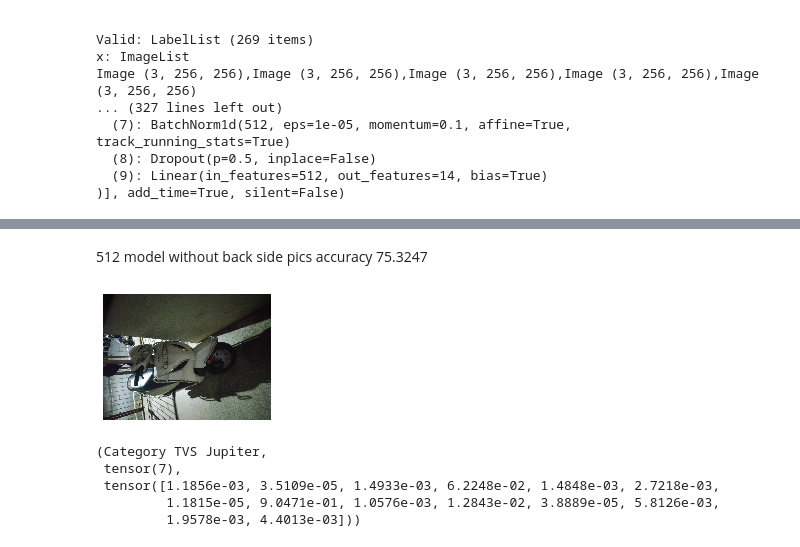
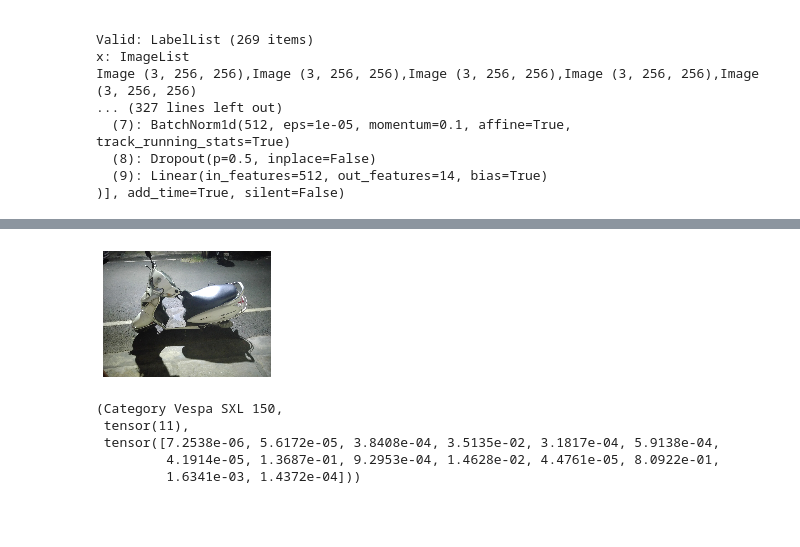
Before and after one commit to sharathbhargav/Two_Wheeler_Recognition, a Jupyter notebook: two_new.ipynb, the cells around one changed output, grey strips where cells are left out. Saved outputs shown, nothing was run; the diff lists cells and outputs as text; code cells hidden in the pictures; blank space fills up the shorter version.

Commit message:
CNN model complete. used 256*256 size to get about 82%accuracy on google images

```diff
--- a/two_new.ipynb
+++ b/two_new.ipynb
@@ -11,6 +11,6 @@ True
 # %%
 np.random.seed(42)
 dataset_path = Path("datasets/two_new_new")
-test_path = Path("images/two_wheeler_test")
+test_path = Path("test/two_new_new")
 dataset_path, test_path
 # %% [output]
@@ -209,2 +137,0 @@ learn.fit_one_cycle(4,max_lr=slice(1e-5,1e-3))
-# %% [markdown]
-512 model without back side pics accuracy 75.3247
@@ -215,16 +140,16 @@ learn.export()
 # %%
 model = load_learner(dataset_path)
 # %%
-img = open_image(test_path/'test1.jpg')
+img = open_image(test_path/'test3.jpg')
 img.show()
 # %% [output]
-[figure, old version]
+[figure, new version]
 # %%
-pred_class,pred_idx,outputs = learn.predict(img)
+pred_class,pred_idx,outputs = model.predict(img)
 pred_class, pred_idx, outputs
 # %% [output]
-(Category TVS Jupiter,
- tensor(7),
- tensor([1.1856e-03, 3.5109e-05, 1.4933e-03, 6.2248e-02, 1.4848e-03, 2.7218e-03,
-         1.1815e-05, 9.0471e-01, 1.0576e-03, 1.2843e-02, 3.8889e-05, 5.8126e-03,
-         1.9578e-03, 4.4013e-03]))
+(Category Vespa SXL 150,
+ tensor(11),
+ tensor([7.2538e-06, 5.6172e-05, 3.8408e-04, 3.5135e-02, 3.1817e-04, 5.9138e-04,
+         4.1914e-05, 1.3687e-01, 9.2953e-04, 1.4628e-02, 4.4761e-05, 8.0922e-01,
+         1.6341e-03, 1.4372e-04]))
```
Also changed, not shown: parts of 19 cells of this notebook, 1 other file.
